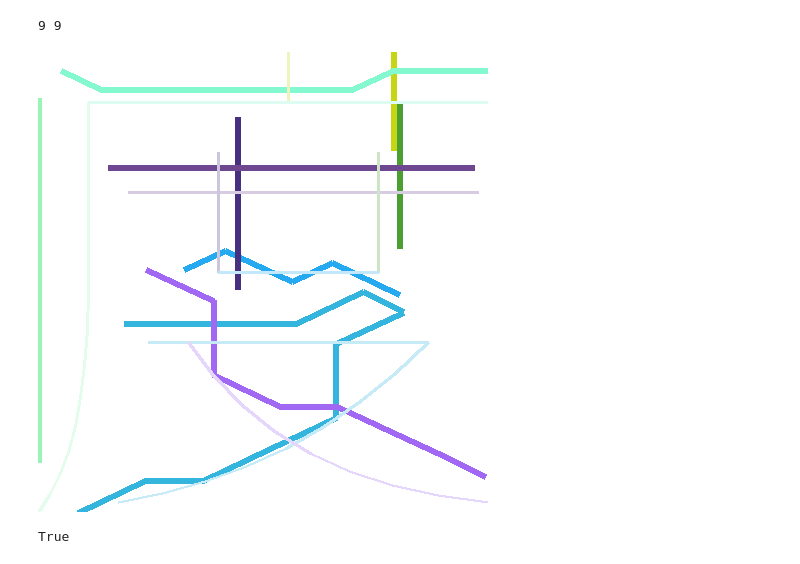
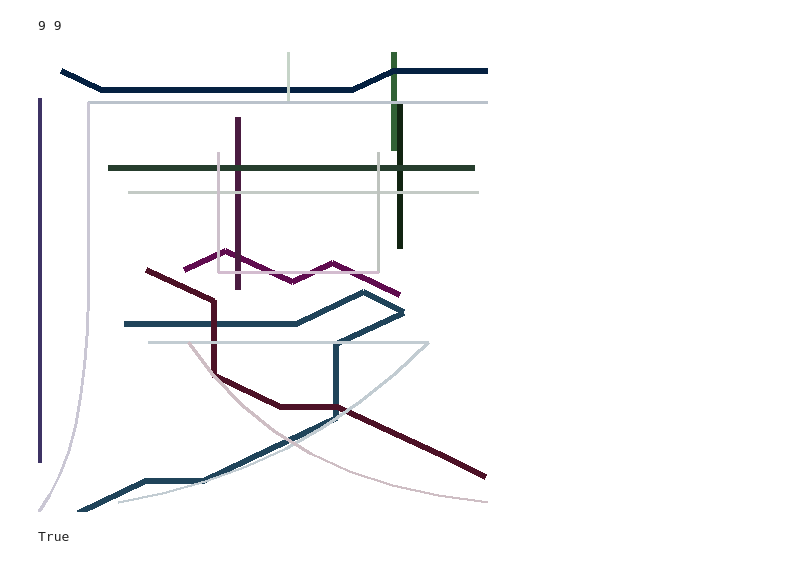
Before and after one commit to holiday-pettijohn/Stylus_Scoring_Generalization, a Jupyter notebook: Figures_Matching.ipynb, the cells around one changed output. Saved outputs shown, nothing was run; the diff lists cells and outputs as text; code cells hidden in the pictures.

```diff
--- a/Figures_Matching.ipynb
+++ b/Figures_Matching.ipynb
@@ -29,29 +29,30 @@ alignments = np.array(alignStrokes(g, ref_g, l, ref_l), dtype=int)
 # %%
 img = Image.new(mode="RGBA", size=output_size)
 seed(ref_l[0][0])
-colors = [(randint(0, 256), randint(0, 256), randint(0, 256)) for _ in range(len(ref_l)+1)]
+colors = [(randint(0, 100), randint(0, 100), randint(0, 100)) for _ in range(len(ref_l)+1)]
 colors_t = [(c[0], c[1], c[2], 70) for c in colors]
 
 for i, r in enumerate(alignments):
     draw = ImageDraw.Draw(img)
     for a in range(len(g[i])-1):
         x1, y1 = g[i][a]
         x2, y2 = g[i][a+1]
         y1 = -(y1-output_size[1]/2)+output_size[1]/2
         y2 = -(y2-output_size[1]/2)+output_size[1]/2
         draw.line(((x1, y1), (x2, y2)), width=6, fill=colors[r])
 
 for i, c in enumerate(colors_t[:-1]):
     draw = ImageDraw.Draw(img)
     for a in range(len(ref_g[i])-1):
         x1, y1 = ref_g[i][a]
         x2, y2 = ref_g[i][a+1]
         y1 = -(y1-output_size[1]/2)+output_size[1]/2
         y2 = -(y2-output_size[1]/2)+output_size[1]/2
         draw.line(((x1, y1), (x2, y2)), width=3, fill=c)
 display(img)
+img.save(f"{han_char}_matching.png")
 # %% [output]
-[figure, old version]
+[figure, new version]
 # %%
 perms = np.array([i for i in permutations(range(1, 10))]) # generate permutation map so we can reference which stroke alignment corrisponds to the max exhaustive scores
 
```
Also changed, not shown: parts of 5 cells of this notebook, 30 other files.
